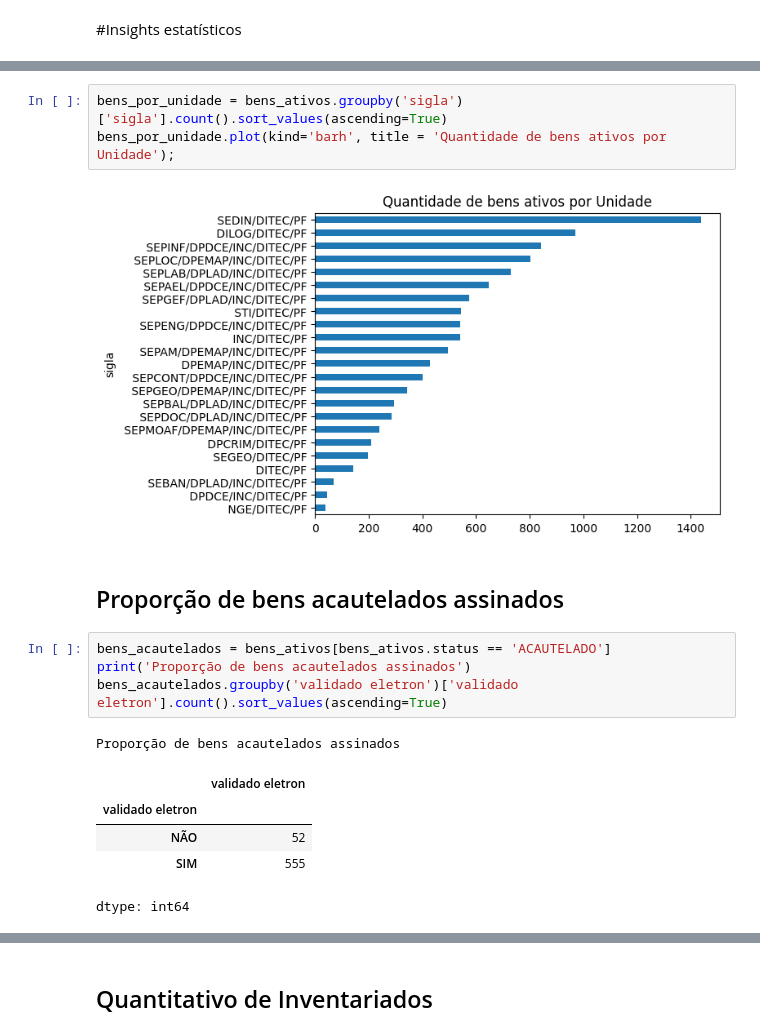
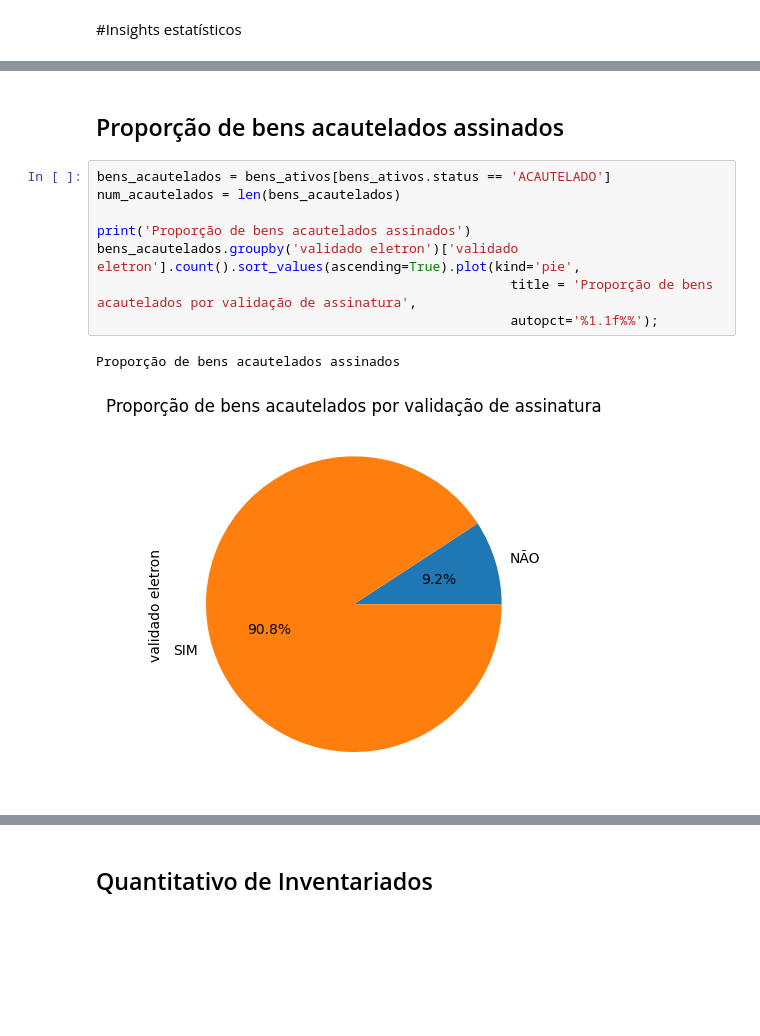
Before and after one commit to Mateus-cpa/tratamento_de_relatorio_elog_pf, a Jupyter notebook: Tratamento_de_relatório_geral_do_elog.ipynb, the cells around one changed output, grey strips where cells are left out. Cells and saved outputs as stored; diff of their text form; blank space fills up the shorter version.

```diff
--- a/Tratamento_de_relatório_geral_do_elog.ipynb
+++ b/Tratamento_de_relatório_geral_do_elog.ipynb
@@ -449,18 +425,13 @@ bens_ativos.groupby('status')['status'].count().plot(kind='pie',
-# %%
-bens_por_unidade = bens_ativos.groupby('sigla')['sigla'].count().sort_values(ascending=True)
-bens_por_unidade.plot(kind='barh', title = 'Quantidade de bens ativos por Unidade');
-# %% [output]
-[figure, removed]
 # %% [markdown]
 ## Proporção de bens acautelados assinados
 # %%
 bens_acautelados = bens_ativos[bens_ativos.status == 'ACAUTELADO']
+num_acautelados = len(bens_acautelados)
+
 print('Proporção de bens acautelados assinados')
-bens_acautelados.groupby('validado eletron')['validado eletron'].count().sort_values(ascending=True)
+bens_acautelados.groupby('validado eletron')['validado eletron'].count().sort_values(ascending=True).plot(kind='pie',
+                                                     title = 'Proporção de bens acautelados por validação de assinatura',
+                                                     autopct='%1.1f%%');
 # %% [output]
 Proporção de bens acautelados assinados
-|  | validado eletron |
-| validado eletron |  |
-| NÃO | 52 |
-| SIM | 555 |
-dtype: int64
+[figure, added]
```
Also changed, not shown: parts of 32 cells of this notebook.
